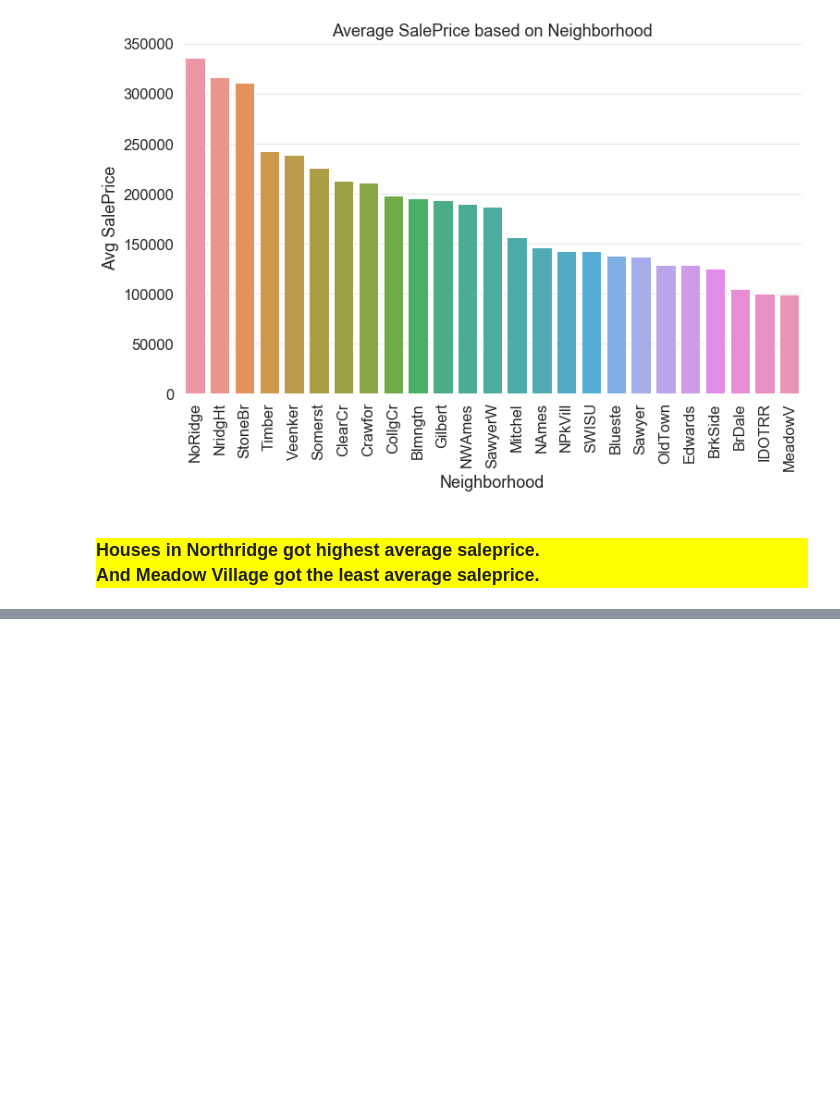
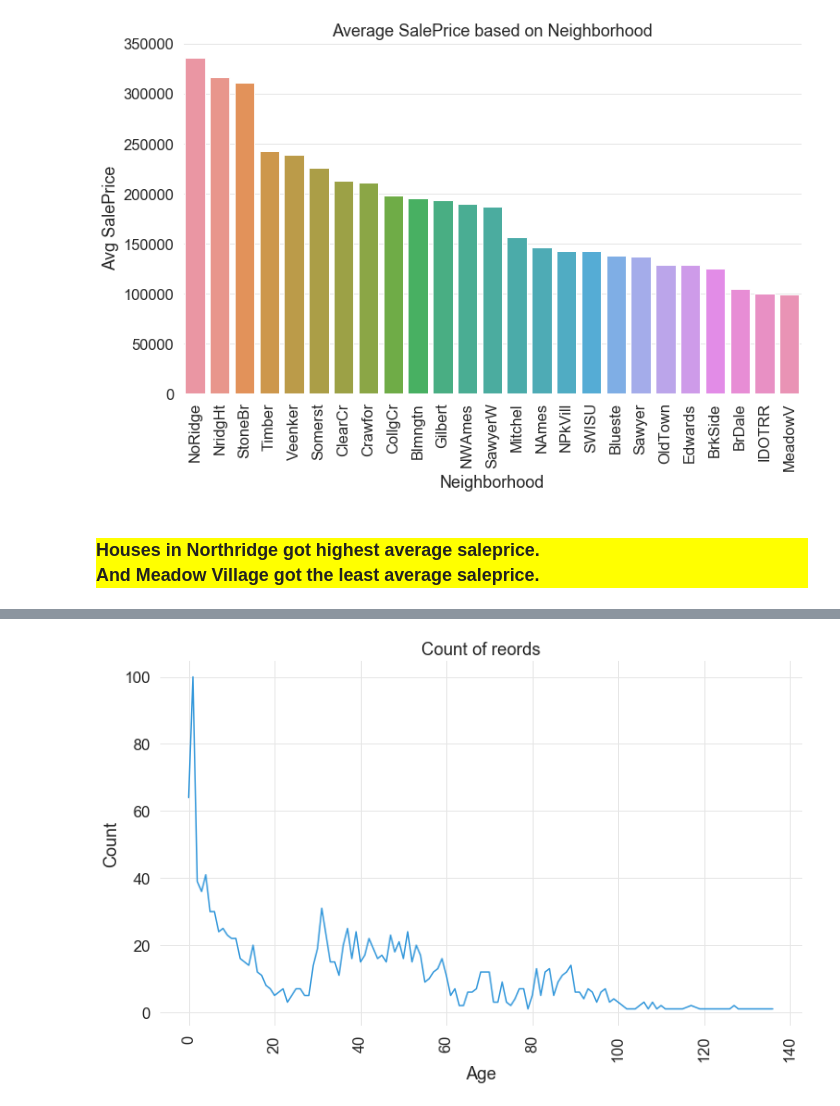
Before and after one commit to ajithcl/HousePricePrediction, a Jupyter notebook: HousePricePrediction.ipynb, the cells around one changed output, grey strips where cells are left out. Cells and saved outputs as stored; diff of their text form; code cells hidden in the pictures; blank space fills up the shorter version.

```diff
--- a/HousePricePrediction.ipynb
+++ b/HousePricePrediction.ipynb
@@ -2145,0 +2251,6 @@ And Meadow Village got the least average saleprice.
+# %%
+sns.lineplot(data=df_sale,x="Age",y="Count");
+plt.xticks(rotation=90);
+plt.title("Count of reords");
+# %% [output]
+[figure, added]
```
Also changed, not shown: parts of 101 cells of this notebook.
